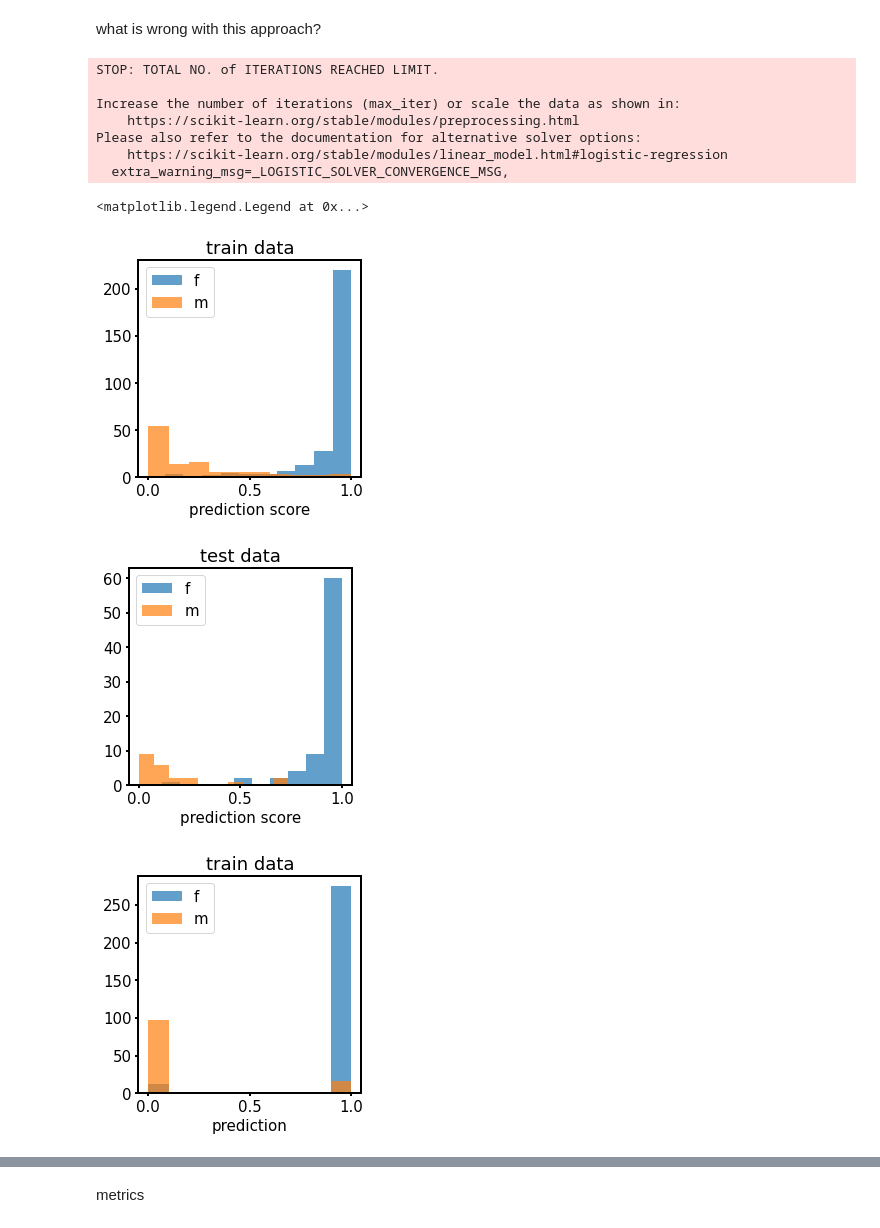
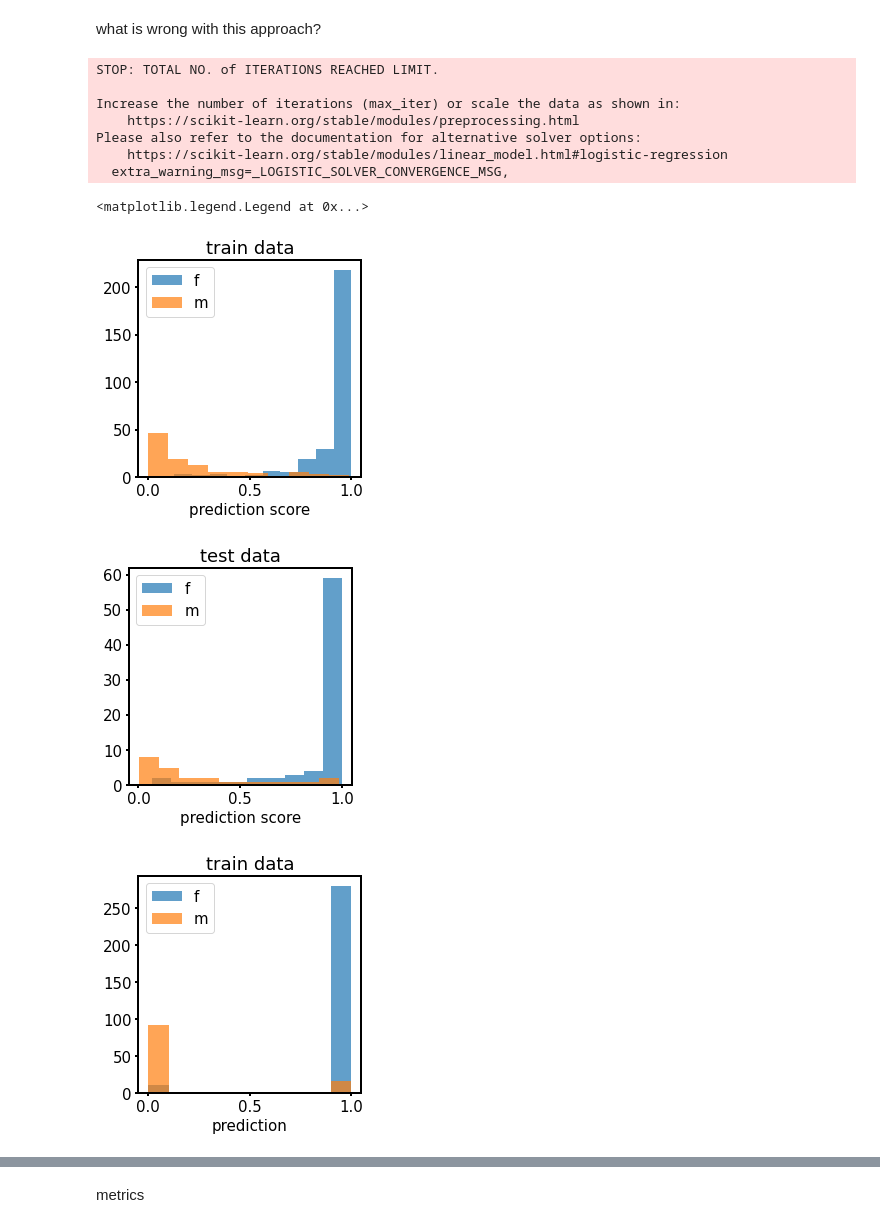
Before and after one commit to Annatkachev/StatLAB, a Jupyter notebook: DataTrans_2/data_trans_2_seminar.ipynb, the cells around one changed output, grey strips where cells are left out. Cells and saved outputs as stored; diff of their text form; code cells hidden in the pictures.

```diff
--- a/DataTrans_2/data_trans_2_seminar.ipynb
+++ b/DataTrans_2/data_trans_2_seminar.ipynb
@@ -744,7 +768,7 @@ train,test=train_test_split(X.index,test_size=100,train_size=400)
 
 
 lr=LogisticRegression()
-lr.fit(X,y)
+lr.fit(X.loc[train],y[train])
 
 predtrain=lr.predict_proba(X.loc[train])[:,1]
 predtest=lr.predict_proba(X.loc[test])[:,1]
@@ -767,33 +791,33 @@ plt.legend()
 
 
 
 predtrain=lr.predict(X.loc[train])
 predtest=lr.predict(X.loc[test])
 
 
 fig=plt.figure(figsize=(4,4))
 plt.title('train data')
 plt.hist(predtrain[y[train]==1],alpha=0.7,label='f')
 plt.hist(predtrain[y[train]==0],alpha=0.7,label='m')
 plt.xlabel('prediction')
 plt.legend()
 
 
 fig=plt.figure(figsize=(4,4))
 plt.title('test data')
 plt.hist(predtest[y[test]==1],alpha=0.7,label='f')
 plt.hist(predtest[y[test]==0],alpha=0.7,label='m')
 plt.xlabel('prediction ')
 plt.legend()
 # %% [output]
 STOP: TOTAL NO. of ITERATIONS REACHED LIMIT.
 
 Increase the number of iterations (max_iter) or scale the data as shown in:
     https://scikit-learn.org/stable/modules/preprocessing.html
 Please also refer to the documentation for alternative solver options:
     https://scikit-learn.org/stable/modules/linear_model.html#logistic-regression
   extra_warning_msg=_LOGISTIC_SOLVER_CONVERGENCE_MSG,
 <matplotlib.legend.Legend at 0x...>
-[figure, old version]
+[figure, new version]
-[figure, old version]
+[figure, new version]
-[figure, old version]
+[figure, new version]
```
Also changed, not shown: parts of 13 cells of this notebook.
